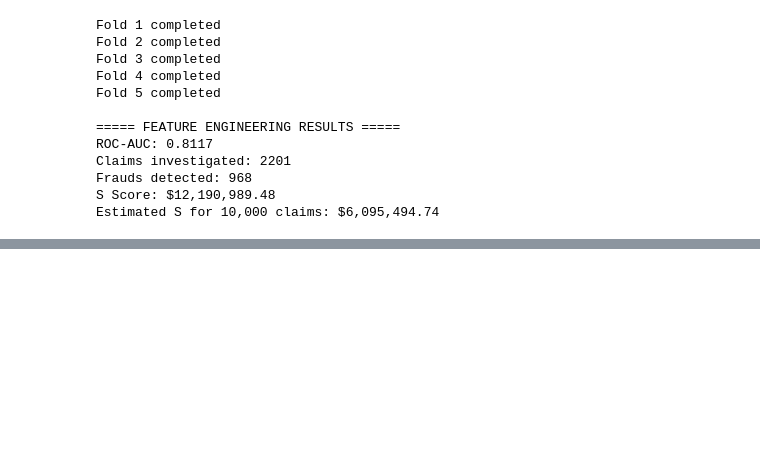
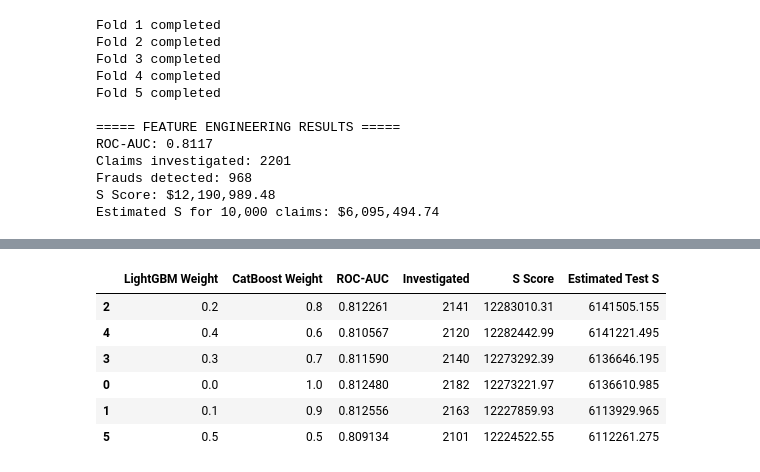
Before and after one commit to AllyJT/eda202602, a Jupyter notebook: modeling_paige.ipynb, the cells around one changed output, grey strips where cells are left out. Cells and saved outputs as stored; diff of their text form; code cells hidden in the pictures; blank space fills up the shorter version.

```diff
--- a/modeling_paige.ipynb
+++ b/modeling_paige.ipynb
@@ -563,0 +674,60 @@ Unique claim IDs: 10000
+# %%
+import numpy as np
+import pandas as pd
+from sklearn.metrics import roc_auc_score
+
+# Existing CatBoost ensemble
+catboost_ensemble = (
+    p_original + p_500_d5 + p_500_d7 + p_700_d6
+) / 4
+
+# Test different ensemble weights
+weights = [0, 0.1, 0.2, 0.3, 0.4, 0.5]
+
+results = []
+
+amounts = train["claim_amount"].to_numpy()
+fraud = train["is_fraud"].to_numpy()
+
+for w in weights:
+
+    # w = weight assigned to LightGBM
+    probs = (
+        (1 - w) * catboost_ensemble
+        + w * oof_lgbm
+    )
+
+    expected_value = probs * amounts
+
+    candidates = np.where(expected_value > 2500)[0]
+
+    selected = candidates[
+        np.argsort(-expected_value[candidates])
+    ][:4000]
+
+    S = np.sum(
+        fraud[selected] * amounts[selected] - 2500
+    )
+
+    results.append({
+        "LightGBM Weight": w,
+        "CatBoost Weight": 1 - w,
+        "ROC-AUC": roc_auc_score(fraud, probs),
+        "Investigated": len(selected),
+        "S Score": S,
+        "Estimated Test S": S / 2
+    })
+
+blend_results = pd.DataFrame(results).sort_values(
+    "S Score", ascending=False
+)
+
+display(blend_results)
+# %% [output]
+|  | LightGBM Weight | CatBoost Weight | ROC-AUC | Investigated | S Score | Estimated Test S |
+| 2 | 0.2 | 0.8 | 0.812261 | 2141 | 12283010.31 | 6141505.155 |
+| 4 | 0.4 | 0.6 | 0.810567 | 2120 | 12282442.99 | 6141221.495 |
+| 3 | 0.3 | 0.7 | 0.811590 | 2140 | 12273292.39 | 6136646.195 |
+| 0 | 0.0 | 1.0 | 0.812480 | 2182 | 12273221.97 | 6136610.985 |
+| 1 | 0.1 | 0.9 | 0.812556 | 2163 | 12227859.93 | 6113929.965 |
+| 5 | 0.5 | 0.5 | 0.809134 | 2101 | 12224522.55 | 6112261.275 |
```
Also changed, not shown: parts of 11 cells of this notebook, 5 other files.
